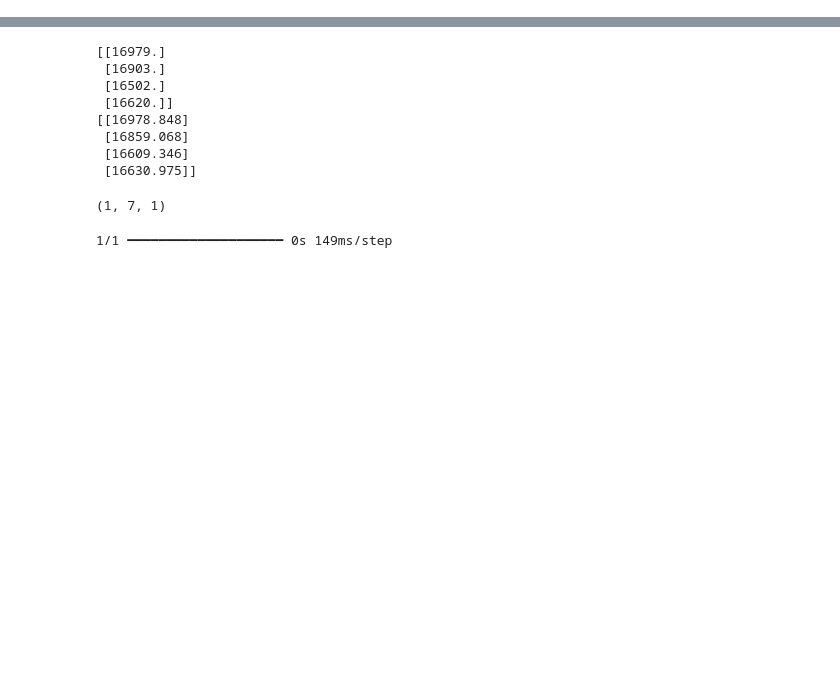
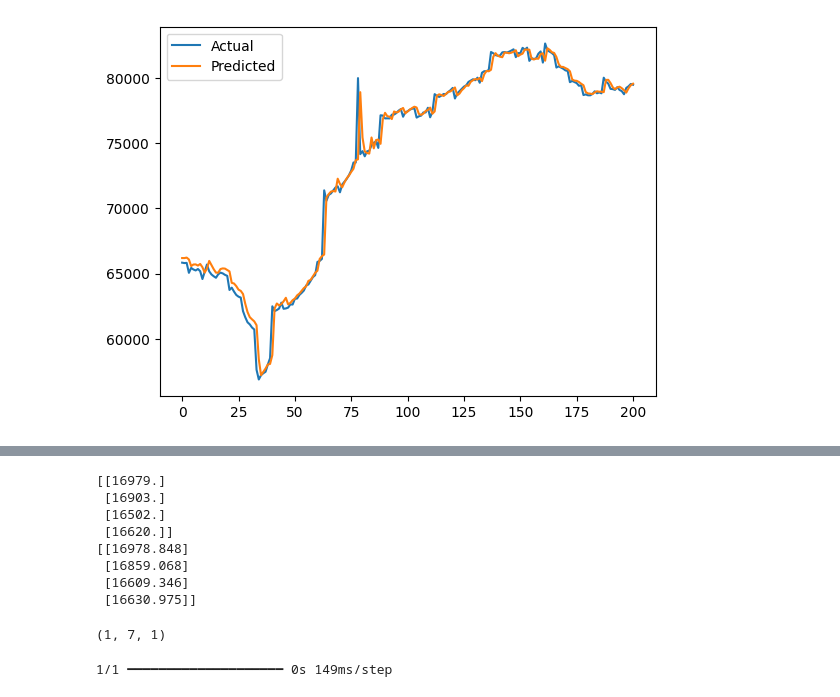
Before and after one commit to prasanna-venkatesh-m/RNN-Basics, a Jupyter notebook: RNN.ipynb, the cells around one changed output, grey strips where cells are left out. Drawn from its saved outputs; the diff is of its cells as text; code cells hidden in the pictures; blank space fills up the shorter version.

Commit message:
Improved the model performance

```diff
--- a/RNN.ipynb
+++ b/RNN.ipynb
@@ -50,13 +55,18 @@ scaled = scaler.fit_transform(values)
 # %%
 model = tf.keras.Sequential([
-    tf.keras.layers.SimpleRNN(10, input_shape=(window,1)),
+    tf.keras.layers.SimpleRNN(50, input_shape=(window,1)),
     tf.keras.layers.Dense(1)
 ])
 
-model.compile(optimizer='adam', loss='mse')
+model.compile(optimizer=tf.keras.optimizers.Adam(), loss=tf.keras.losses.MeanSquaredError(),
+              metrics=[tf.keras.metrics.MeanAbsoluteError()])
 # %%
-x_train, x_test, y_train, y_test = train_test_split(X, y, test_size=0.2)
+# x_train, x_test, y_train, y_test = train_test_split(X, y, test_size=0.2)
+
+train_size = int(len(X) * 0.6)
+x_train, x_test = X[:train_size], X[train_size:]
+y_train, y_test = y[:train_size], y[train_size:]
 # %%
-model.fit(x_train, y_train, epochs=200)
+model.fit(x_train, y_train, epochs=200, validation_data=(x_test, y_test))
 # %% [output]
 Epoch 1/200
@@ -86,3 +96,10 @@ y_test_actual = scaler.inverse_transform(y_test)
+# %%
+plt.plot(y_test_actual, label='Actual')
+plt.plot(y_pred, label='Predicted')
+plt.legend()
+plt.show()
+# %% [output]
+[figure, added]
 # %%
 print(mean_squared_error(y_pred, y_test_actual))
 print(mean_absolute_error(y_pred, y_test_actual))
```
Also changed, not shown: parts of 11 cells of this notebook.
